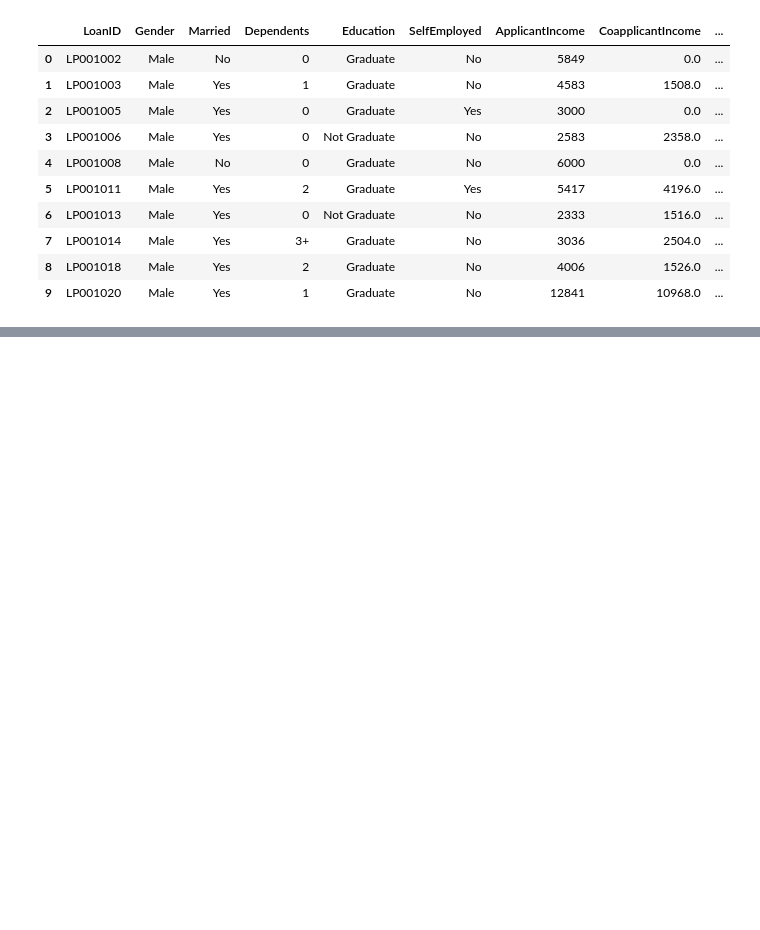
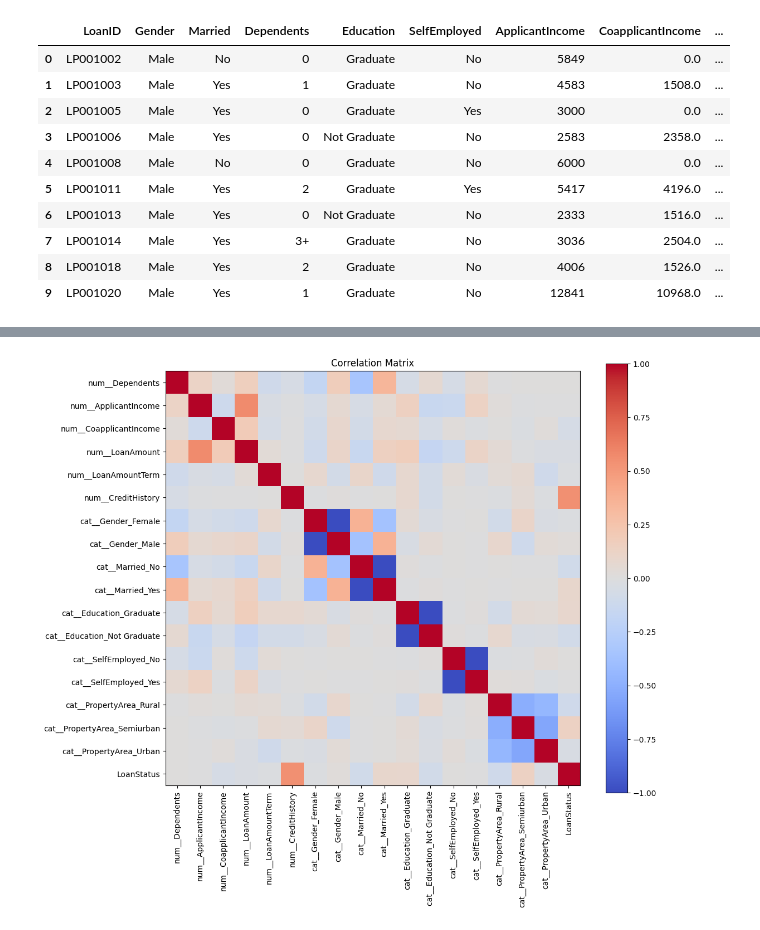
Before and after one commit to FarsanBaloo/Ensemble-Finance-Loan-Classification, a Jupyter notebook: main.ipynb, the cells around one changed output, grey strips where cells are left out. Saved outputs shown, nothing was run; the diff lists cells and outputs as text; code cells hidden in the pictures; blank space fills up the shorter version.

```diff
--- a/main.ipynb
+++ b/main.ipynb
@@ -120 +155,14 @@ X_train_proccessed.describe().T
+# %%
+corr = X_train_proccessed.corr()
+plt.figure(figsize=(12,10))
+cor = X_train_proccessed.corr()
+cmap = plt.get_cmap('coolwarm')
+plt.imshow(cor, cmap, interpolation='none')
+plt.colorbar()
+plt.xticks(range(len(cor)), cor.columns, rotation=90)
+plt.yticks(range(len(cor)), cor.columns)
+plt.title('Correlation Matrix')
+plt.show()
+# %% [output]
+[figure, added]
 # %%
```
Also changed, not shown: parts of 12 cells of this notebook, 2 other files.
